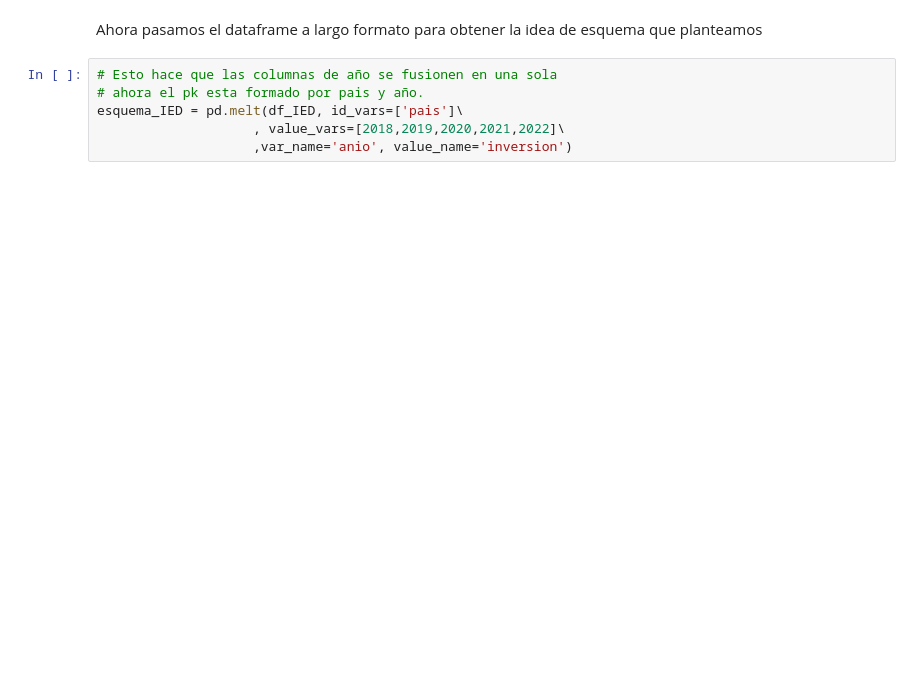
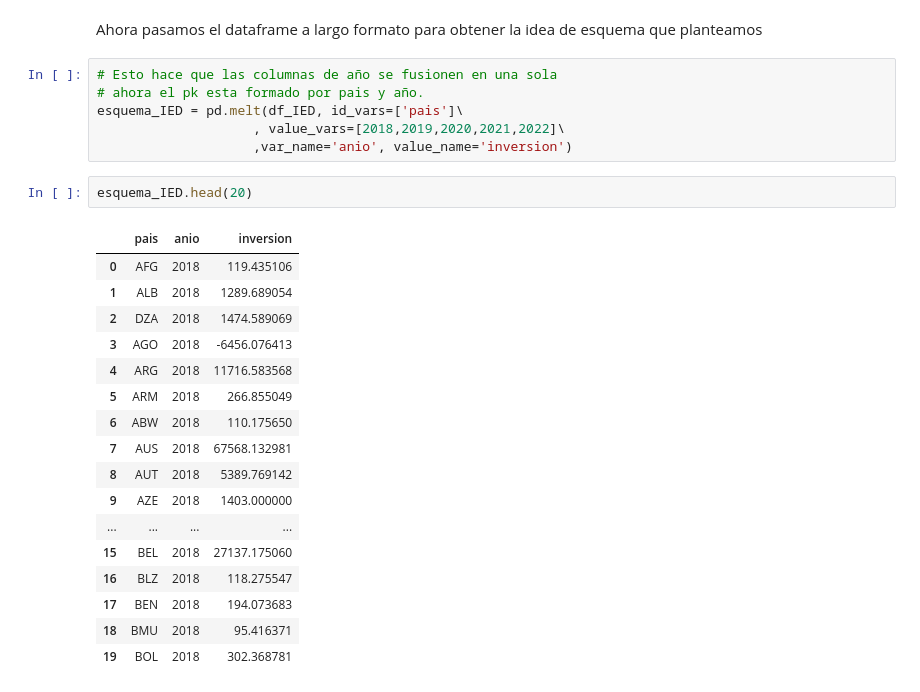
Before and after one commit to Empromptu/Inversion-extranjera-en-Argentina, a Jupyter notebook: notas.ipynb, the cells around one changed output. Cells and saved outputs as stored; diff of their text form; blank space fills up the shorter version.

```diff
--- a/notas.ipynb
+++ b/notas.ipynb
@@ -602,3 +580,23 @@ Ahora pasamos el dataframe a largo formato para obtener la idea de esquema que p
 esquema_IED = pd.melt(df_IED, id_vars=['pais']\
                     , value_vars=[2018,2019,2020,2021,2022]\
                     ,var_name='anio', value_name='inversion')
+# %%
+esquema_IED.head(20)
+# %% [output]
+|  | pais | anio | inversion |
+| 0 | AFG | 2018 | 119.435106 |
+| 1 | ALB | 2018 | 1289.689054 |
+| 2 | DZA | 2018 | 1474.589069 |
+| 3 | AGO | 2018 | -6456.076413 |
+| 4 | ARG | 2018 | 11716.583568 |
+| 5 | ARM | 2018 | 266.855049 |
+| 6 | ABW | 2018 | 110.175650 |
+| 7 | AUS | 2018 | 67568.132981 |
+| 8 | AUT | 2018 | 5389.769142 |
+| 9 | AZE | 2018 | 1403.000000 |
+| ... | ... | ... | ... |
+| 15 | BEL | 2018 | 27137.175060 |
+| 16 | BLZ | 2018 | 118.275547 |
+| 17 | BEN | 2018 | 194.073683 |
+| 18 | BMU | 2018 | 95.416371 |
+| 19 | BOL | 2018 | 302.368781 |
```
Also changed, not shown: parts of 20 cells of this notebook.
